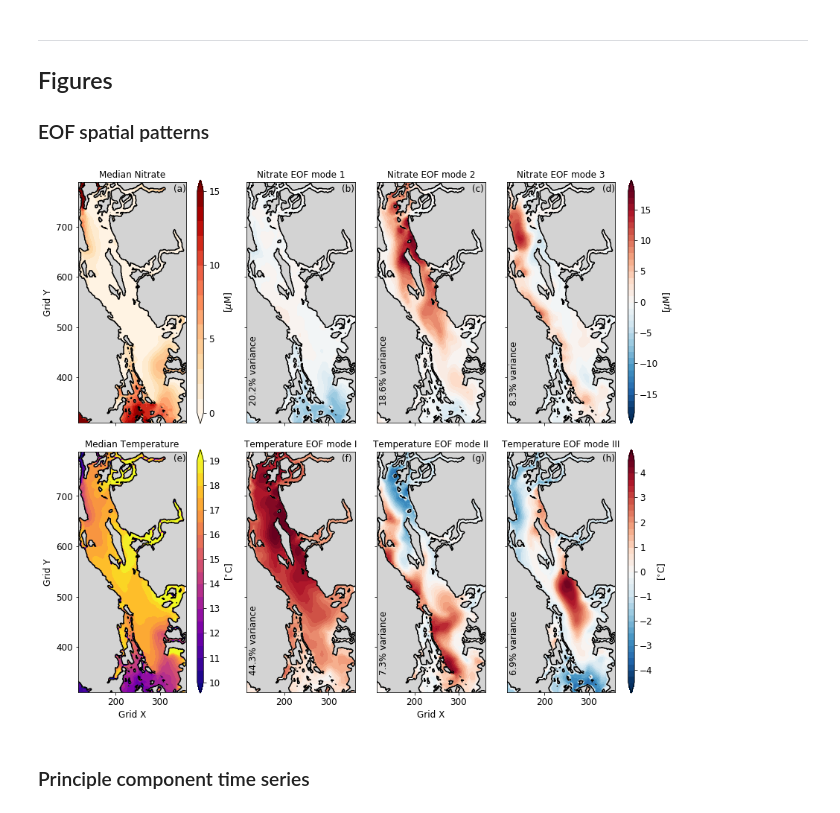
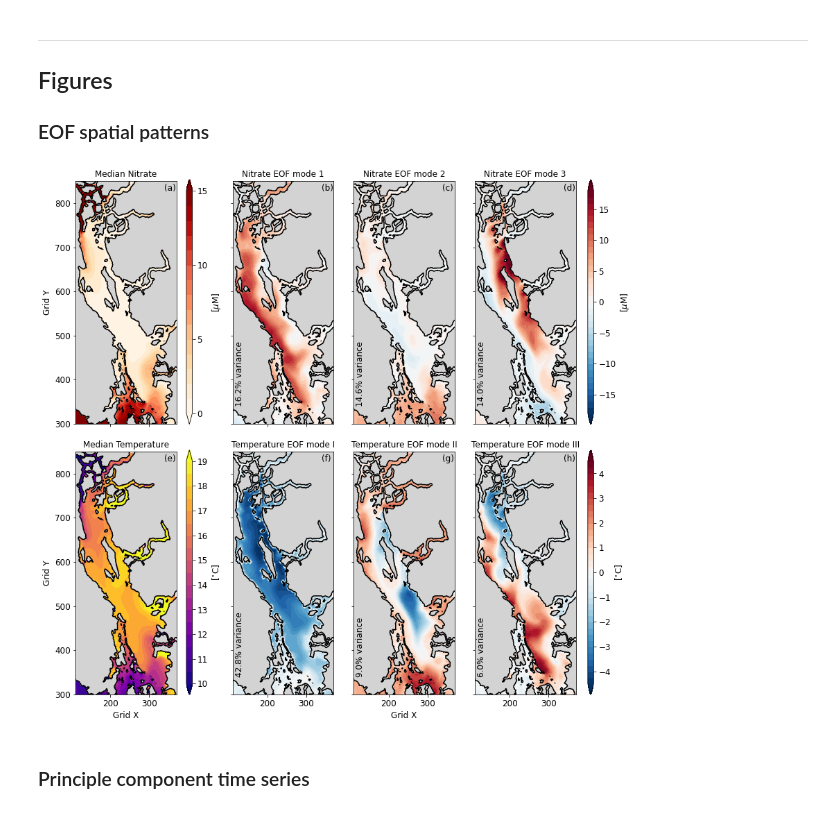
Before and after one commit to SalishSeaCast/SoG_upwelling_EOF_paper, a Jupyter notebook: notebooks/EOF_analysis.ipynb, the cells around one changed output. Drawn from its saved outputs; the diff is of its cells as text; code cells hidden in the pictures.

```diff
--- a/notebooks/EOF_analysis.ipynb
+++ b/notebooks/EOF_analysis.ipynb
@@ -24,9 +46,9 @@ Parameters
 # %%
 # Subdomain
-subdomain = [115, 360, 310, 788]
+subdomain = [110, 370, 300, 850]
 
 # Results path
-path = '/ocean/bmoorema/research/MEOPAR/analysis-ben-hg/data'
+path = '/ocean/bmoorema/research/MEOPAR/analysis-ben/data'
 
 # Load NEMO netCDF files (concatentated using NCO)
 mask_NEMO = xr.open_dataset('/data/bmoorema/MEOPAR/grid/mesh_mask201702.nc')
@@ -40,4 +62,7 @@ gridx, gridy = [var.reshape(-1)[tmask] for var in np.meshgrid(mask_NEMO.x[loc[3]
 
 # Nitrate cutoff threshold
 threshold, lag = 2, 5
+
+# Air density
+rho_a = 1.225
 # %% [markdown]
@@ -101,17 +121,6 @@ for year in range(2015, 2020):
     isegments.append(bounds)
     iseason.append(np.arange(*bounds))
 iseason = np.hstack(iseason)
-# %%
-# Seasonal indexing
-nitrate_median = np.median(data['raw']['nitrate'], axis=1)
-isegments, iseason = [], []
-for year in range(2015, 2020):
-    mask = (data['time'] < datetime(year, 1, 1)) | (data['time'] > datetime(year+1, 1, 1))
-    bounds = np.ma.where(np.ma.masked_where(mask, nitrate_median) < threshold)[0][[0, -1]]
-    bounds = [bound + lag * hour for bound, hour in zip(bounds, [24, -24])]
-    isegments.append(bounds)
-    iseason.append(np.arange(*bounds))
-iseason = np.hstack(iseason)
 # %%
 fig, axs = plt.subplots(5, 1, figsize=(15, 10))
 for ax, year, isegment in zip(axs, range(2015, 2020), isegments):
@@ -129,7 +138,7 @@ for ax, year, isegment in zip(axs, range(2015, 2020), isegments):
 
 Functions
 # %%
-def varimax(A, maxiter=30, tol=1e-5):
+def varimax(A, maxiter=40, tol=1e-5):
     """Calculate the varimax rotation matrix H from the n x p PC loadings matrix A. H is determined
     iteratively from the Lagrange multiplier optimization of the varimax criterion.
 
@@ -186,7 +195,7 @@ def calc_EOF(z, rotate=True):
     if rotate:
 
         # Get varimax rotation matrix
-        R, convergence = varimax(EOF['A'])
+        R = varimax(EOF['A'])
 
         # Rotate matrices
         EOF['B'] = EOF['A'].dot(R)
@@ -216,7 +225,7 @@ for key in ['votemper', 'nitrate']:
 ### EOF spatial patterns
 # %%
 # Make figure and plotting params
-fig, axs = plt.subplots(2, 4, figsize=(12, 13), gridspec_kw={'hspace': 0.05})
+fig, axs = plt.subplots(2, 4, figsize=(12, 14), gridspec_kw={'hspace': 0.05})
 
 # Loop through variables
 k = 0
@@ -249,40 +258,40 @@ for row, key, label, level1, level2, unit, cmap in zip(
 
     # Plot EOF modes
     for ax, mode in zip(row[1:], range(3)):
-        norm = -np.percentile(abs(EOF[key]['B'][:, mode]), 99.7)
-        #fac = -1 if (mode in [0, 3]) & (key == 'votemper') else 1
+        norm = -np.percentile(abs(EOF[key]['B'][:, mode]), 99.9)
+        fac = 1 if np.logical_and(mode == 0, key == 'votemper') else -1
         gridded = np.zeros(mask_NEMO.nav_lon.shape)
         for y, x, val in zip(gridy, gridx, EOF[key]['U'][:, mode]): gridded[y, x] = val
         gridded = gridded[loc[2:]]
         c = ax.contourf(
-            mask_NEMO.x[loc[3]], mask_NEMO.y[loc[2]], gridded*norm,
+            mask_NEMO.x[loc[3]], mask_NEMO.y[loc[2]], gridded*norm*fac,
             levels=np.arange(*level2[:3]), cmap='RdBu_r', extend='both',
         )
         for C in c.collections: C.set_edgecolor('face')
         ax.text(0.02, 0.08, f"{EOF[key]['var_rot'][mode]*100:.01f}% variance", rotation=90, transform=ax.transAxes)
         ax.yaxis.set_ticklabels('')
         modelabel = roman.toRoman(mode+1) if key == 'votemper' else mode+1
         ax.set_title(f"{label} EOF mode {modelabel}", fontsize=12)
 
     # Formatting for all panels
     for ax in row:
         ax.contourf(mask_NEMO.x, mask_NEMO.y, mask_NEMO.tmask[0, 0, ...], levels=[-0.01, 0.01], colors='lightgray')
         ax.contour(mask_NEMO.x, mask_NEMO.y, mask_NEMO.tmask[0, 0, ...], levels=[-0.01, 0.01], colors='k')
         ax.set_xlim(subdomain[:2])
         ax.set_ylim(subdomain[2:])
         viz_tools.set_aspect(ax)
         ax.text(0.88, 0.96, f'({chr(97+k)})', transform=ax.transAxes)
         if key == 'nitrate': ax.xaxis.set_ticklabels('')
         k += 1
 
     # Add colorbar
     cax = fig.add_axes([0.92, pos.y0+0.01, 0.01, 0.35])
     cbar = fig.colorbar(c, cax=cax, ticks=np.arange(*level2[3:]), label=unit)
     cbar.solids.set_edgecolor('face')
 
 #fig.savefig('/home/bmoorema/Desktop/EOF.pdf', bbox_inches='tight')
 # %% [output]
-[figure, old version]
+[figure, new version]
 # %% [markdown]
 ### Principle component time series
 # %%
```
Also changed, not shown: parts of 16 cells of this notebook, 1 other file.
